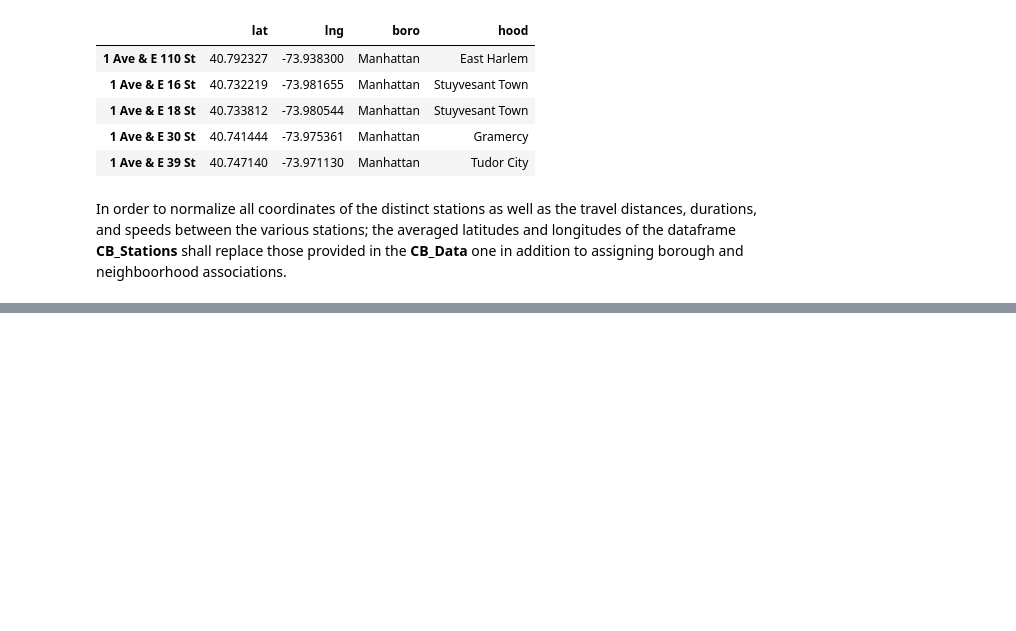
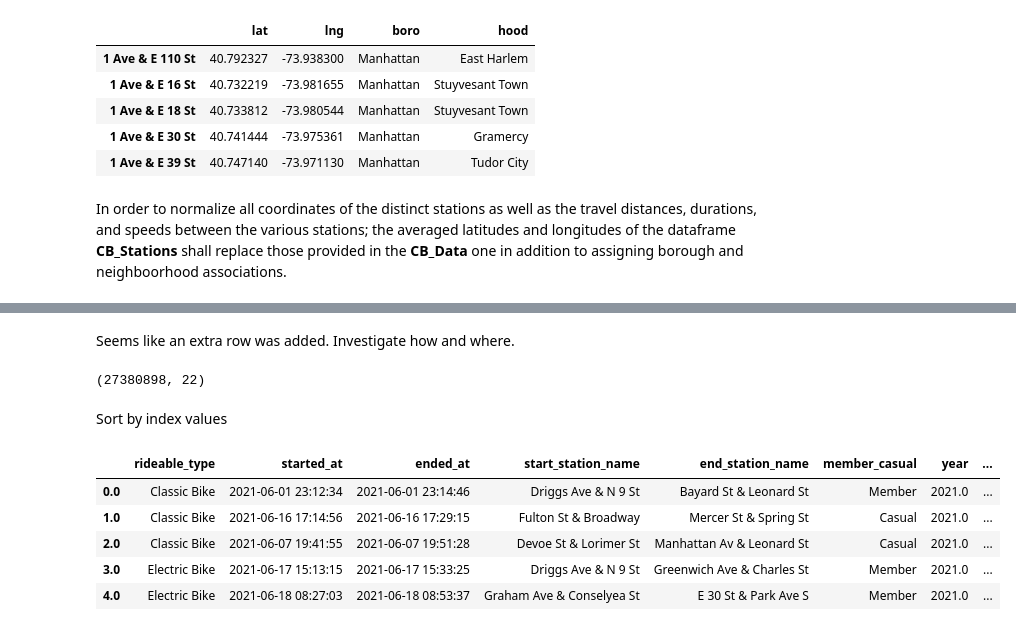
Before and after one commit to jchatterjee/nycdsa_r_project, a Jupyter notebook: CB_Python_Feature_Eng_Final.ipynb, the cells around one changed output, grey strips where cells are left out. Cells and saved outputs as stored; diff of their text form; code cells hidden in the pictures; blank space fills up the shorter version.

```diff
--- a/CB_Python_Feature_Eng_Final.ipynb
+++ b/CB_Python_Feature_Eng_Final.ipynb
@@ -9,8 +9,12 @@ import numpy as np
 import pyarrow as pa
 import pyarrow.parquet as pq
 
+# Increase pandas default max_rows
+pd.options.display.max_rows = 250
+pd.options.display.max_columns = 250
+
 # Counter to measure progress of long script
-from tqdm import tqdm_notebook
+#from tqdm import tqdm_notebook as tqdm
 # %% [markdown]
 Load .parquet files into dataframe.
 # %%
@@ -100,17 +81,0 @@ CB_Data.tail()
-# %%
-# First, initialize new columns in the CB_Data dataframe
-CB_Data['start_boro'] = ''
-CB_Data['start_hood'] = ''
-CB_Data['end_boro'] = ''
-CB_Data['end_hood'] = ''
-
-# Set up loop to cycle through start_station_name and end_station_name to match values as described
-for i in tqdm_notebook(CB_Data.index):
-    CB_Data.start_lat[i] = CB_Stations['lat'][CB_Stations.index == CB_Data.start_station_name[i]].sum()
-    CB_Data.start_lng[i] = CB_Stations['lng'][CB_Stations.index == CB_Data.start_station_name[i]].sum()
-    CB_Data.end_lat[i] = CB_Stations['lat'][CB_Stations.index == CB_Data.end_station_name[i]].sum()
-    CB_Data.end_lng[i] = CB_Stations['lng'][CB_Stations.index == CB_Data.end_station_name[i]].sum()
-    CB_Data.start_boro[i] = CB_Stations['boro'][CB_Stations.index == CB_Data.start_station_name[i]].sum()
-    CB_Data.start_hood[i] = CB_Stations['hood'][CB_Stations.index == CB_Data.start_station_name[i]].sum()
-    CB_Data.end_boro[i] = CB_Stations['boro'][CB_Stations.index == CB_Data.end_station_name[i]].sum()
-    CB_Data.end_hood[i] = CB_Stations['hood'][CB_Stations.index == CB_Data.end_station_name[i]].sum()
@@ -166,2 +82,31 @@ CB_Data.head()
 # %%
-# df1 merge/join with df2, left join, on index column of cb stations and start/end stations of cb_data
+# Join CB_Data with CB_Stations into a new datafram CB_Data_New
+# Replace old coordinates with new ones
+CB_Data_New = CB_Data.join(CB_Stations, on='start_station_name', how='right')
+CB_Data_New = CB_Data_New.drop(columns=['start_lat', 'start_lng'])
+CB_Data_New = CB_Data_New.rename(columns={'lat': 'start_lat', 'lng': 'start_lng', 'boro': 'start_boro', 'hood': 'start_hood'})
+CB_Data_New = CB_Data_New.join(CB_Stations, on='end_station_name', how='right')
+CB_Data_New = CB_Data_New.drop(columns=['end_lat', 'end_lng'])
+CB_Data_New = CB_Data_New.rename(columns={'lat': 'end_lat', 'lng': 'end_lng', 'boro': 'end_boro', 'hood': 'end_hood'})
+
+# Sort by index values and reconvert to integers (they were converted to float by the join processes)
+# CB_Data_New = CB_Data_New.sort_index(ascending=True).index.astype('int64')
+# %% [markdown]
+Seems like an extra row was added. Investigate how and where.
+# %%
+CB_Data_New.shape
+# %% [output]
+(27380898, 22)
+# %% [markdown]
+Sort by index values
+# %%
+CB_Data_New = CB_Data_New.sort_index(ascending=True)
+# %%
+CB_Data_New.head()
+# %% [output]
+|  | rideable_type | started_at | ended_at | start_station_name | end_station_name | member_casual | year | ... |
+| 0.0 | Classic Bike | 2021-06-01 23:12:34 | 2021-06-01 23:14:46 | Driggs Ave & N 9 St | Bayard St & Leonard St | Member | 2021.0 | ... |
+| 1.0 | Classic Bike | 2021-06-16 17:14:56 | 2021-06-16 17:29:15 | Fulton St & Broadway | Mercer St & Spring St | Casual | 2021.0 | ... |
+| 2.0 | Classic Bike | 2021-06-07 19:41:55 | 2021-06-07 19:51:28 | Devoe St & Lorimer St | Manhattan Av & Leonard St | Casual | 2021.0 | ... |
+| 3.0 | Electric Bike | 2021-06-17 15:13:15 | 2021-06-17 15:33:25 | Driggs Ave & N 9 St | Greenwich Ave & Charles St | Member | 2021.0 | ... |
+| 4.0 | Electric Bike | 2021-06-18 08:27:03 | 2021-06-18 08:53:37 | Graham Ave & Conselyea St | E 30 St & Park Ave S | Member | 2021.0 | ... |
```
Also changed, not shown: parts of 28 cells of this notebook.
